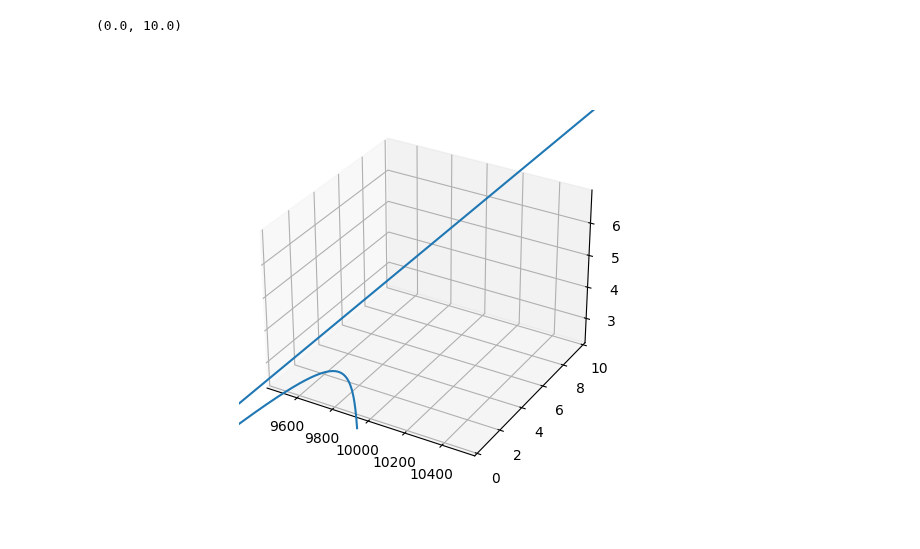
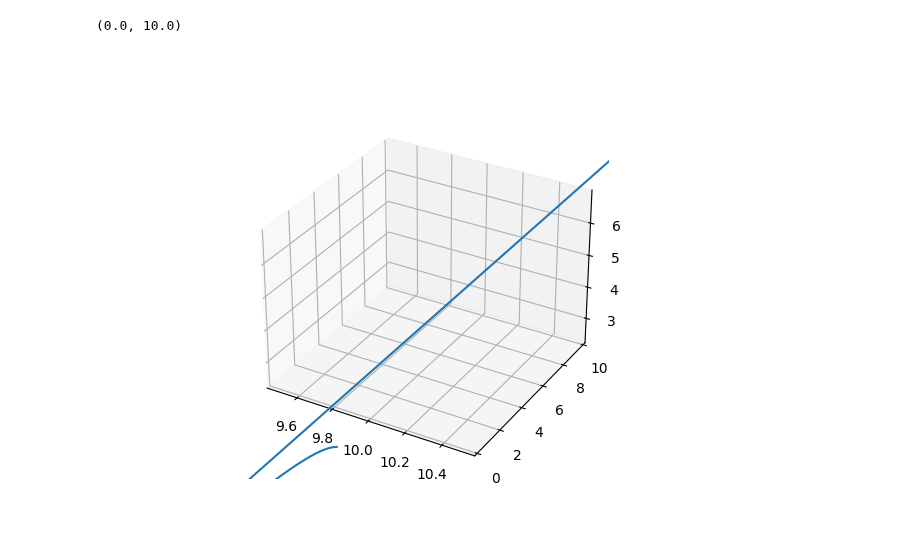
Before and after one commit to Yugal0/fitting-eis-dipangle-analysis, a Jupyter notebook: dhsvbsd.ipynb, the cells around one changed output. Saved outputs shown, nothing was run; the diff lists cells and outputs as text; code cells hidden in the pictures.

```diff
--- a/dhsvbsd.ipynb
+++ b/dhsvbsd.ipynb
@@ -1,15 +1,15 @@
 # %%
 %matplotlib ipympl
 import numpy as np
 import matplotlib.pyplot as plt
 w=np.logspace(1,3,10000)
-z=np.exp(w/100)*1j+10000
+z=np.exp(w/10)*1j+10
 fig=plt.figure()
 ax=fig.add_subplot(projection="3d")
 ax.plot(np.real(z),-np.imag(z),np.log(w))
 # big=np.max(np.real(z),np.imag(z))
 # ax.set_aspect("equal")
 ax.set_ylim(0,10)
 # %% [output]
 (0.0, 10.0)
-[figure, old version]
+[figure, new version]
```
Also changed, not shown: 3 other files.
